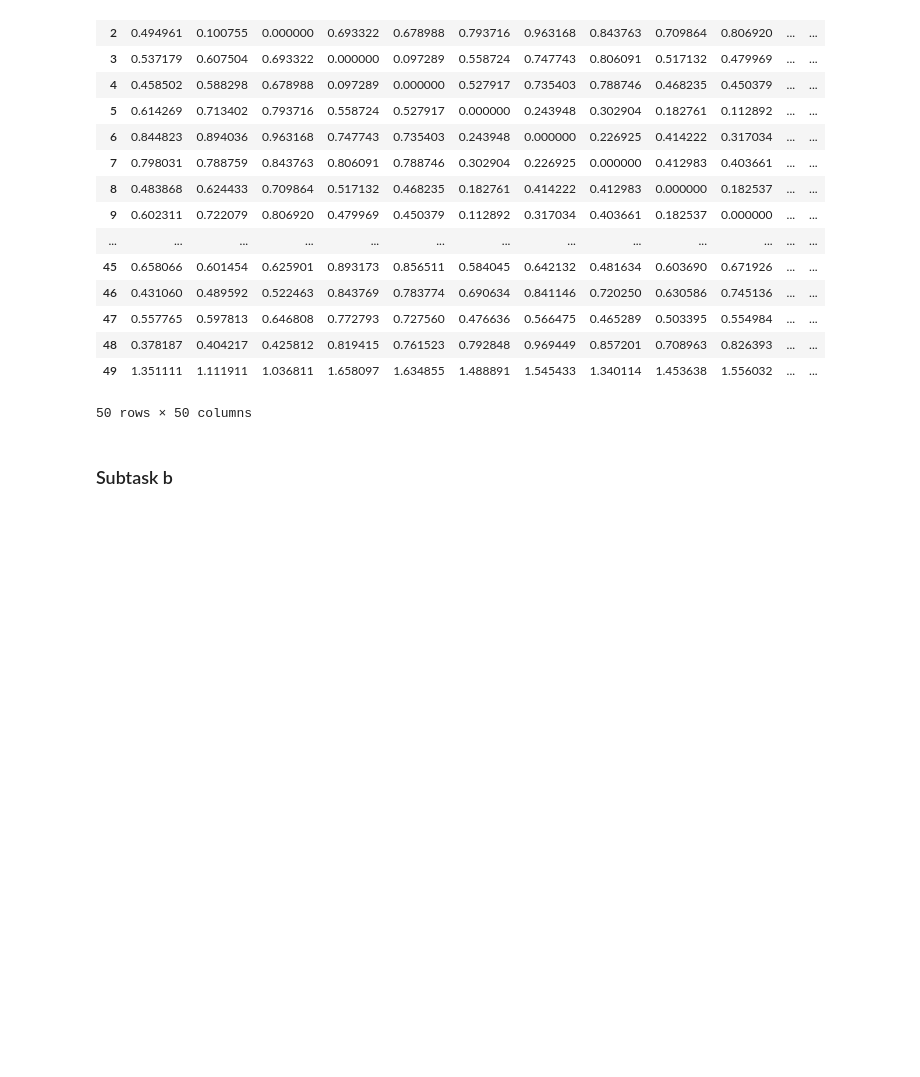
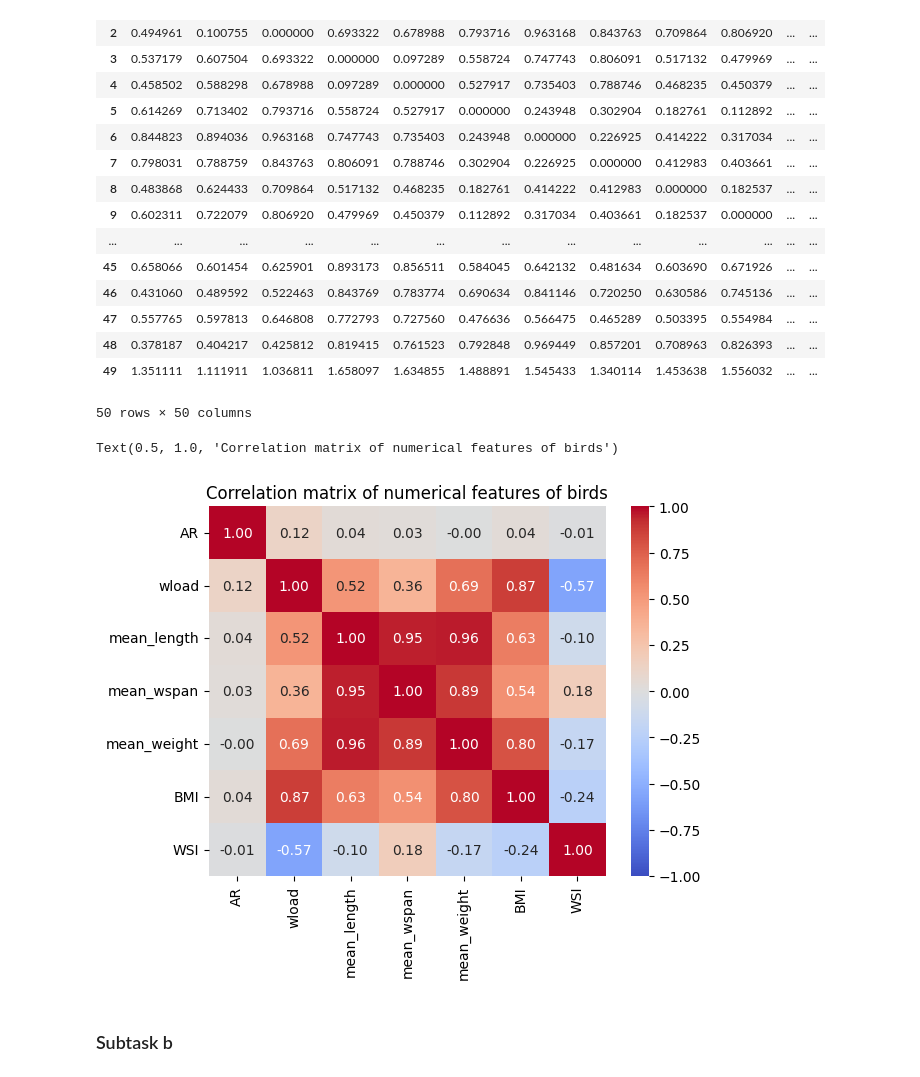
Before and after one commit to kbenedek/DataScience, a Jupyter notebook: HW2/hw_2_1.ipynb, the cells around one changed output. Saved outputs shown, nothing was run; the diff lists cells and outputs as text; code cells hidden in the pictures; blank space fills up the shorter version.

```diff
--- a/HW2/hw_2_1.ipynb
+++ b/HW2/hw_2_1.ipynb
@@ -144,6 +144,14 @@ display(pd.DataFrame(cdist_matrix))
 | 48 | 0.378187 | 0.404217 | 0.425812 | 0.819415 | 0.761523 | 0.792848 | 0.969449 | 0.857201 | 0.708963 | 0.826393 | ... | ... |
 | 49 | 1.351111 | 1.111911 | 1.036811 | 1.658097 | 1.634855 | 1.488891 | 1.545433 | 1.340114 | 1.453638 | 1.556032 | ... | ... |
 50 rows × 50 columns
+# %%
+# Numerical feature correlations
+corr = birds[num_cols].corr(method="spearman")
+sns.heatmap(corr, annot=True, fmt=".2f", cmap='coolwarm', vmin=-1, vmax=1)
+plt.title('Correlation matrix of numerical features of birds')
+# %% [output]
+Text(0.5, 1.0, 'Correlation matrix of numerical features of birds')
+[figure, added]
 # %%
 birds = birds.drop(columns=["mean_length"])
 num_cols = birds.select_dtypes(include=['float64']).columns
```
Also changed, not shown: parts of 8 cells of this notebook.
